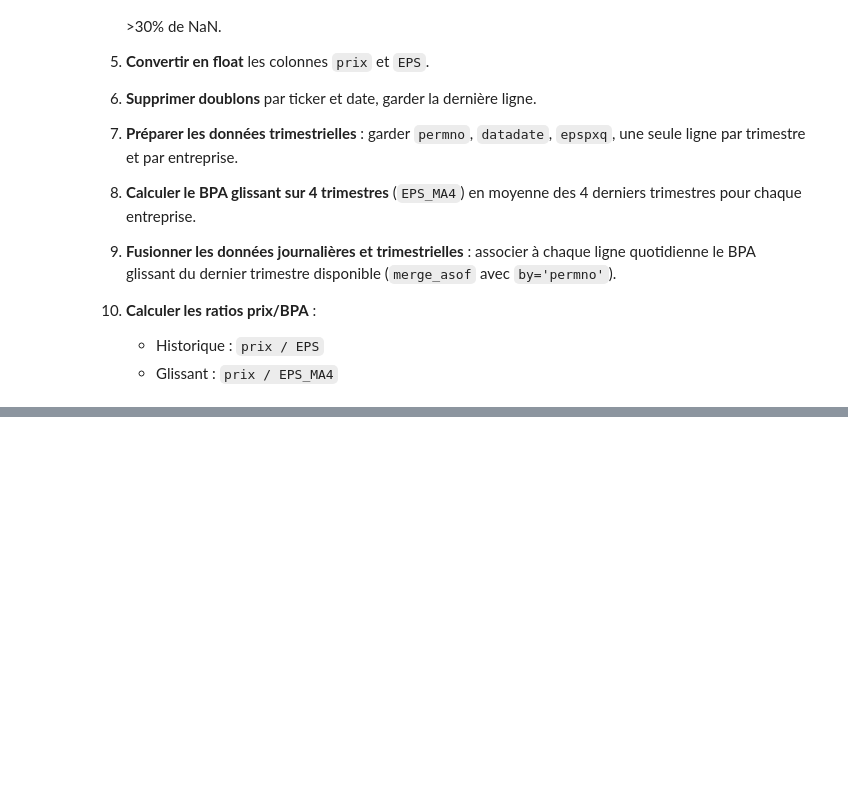
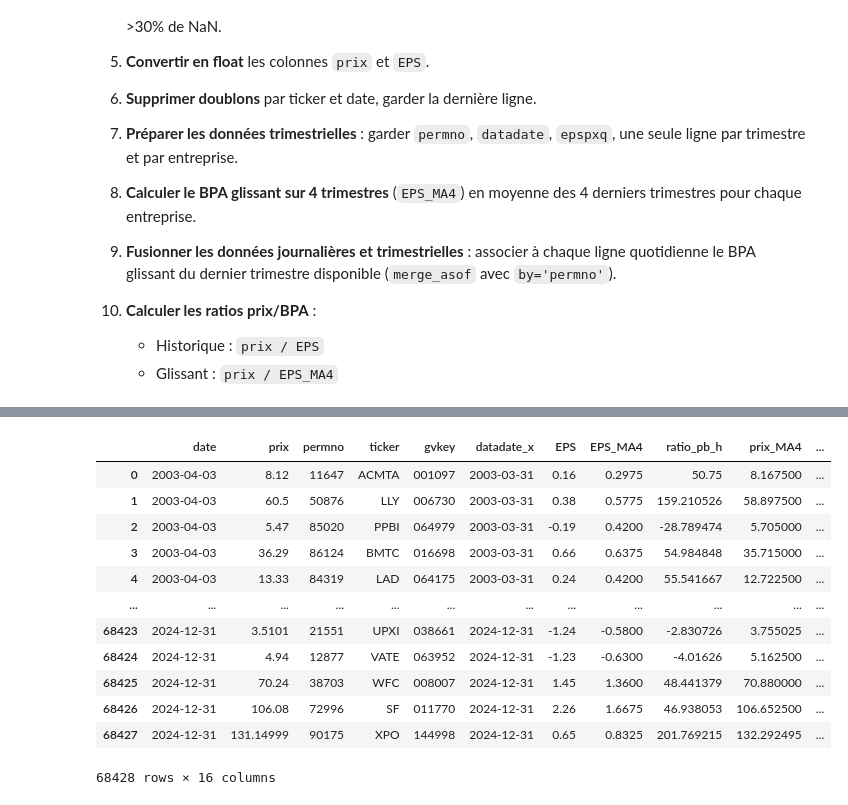
Before and after one commit to GabrielGen02/MATH_60231_Devoir, a Jupyter notebook: Devoir_2_Code_Gab.ipynb, the cells around one changed output, grey strips where cells are left out. Saved outputs shown, nothing was run; the diff lists cells and outputs as text; code cells hidden in the pictures; blank space fills up the shorter version.

```diff
--- a/Devoir_2_Code_Gab.ipynb
+++ b/Devoir_2_Code_Gab.ipynb
@@ -410,0 +641,56 @@ test
+# %%
+# création de nouvelles varibales indicatrices
+
+# 1) taux de croissance loga du eps trimestriel
+
+# tri par ticker et date
+df_quarter = df_quarter.sort_values(["ticker", "datadate"])
+
+# calcul du taux de croissance log
+df_quarter["log_croissance_eps"] = df_quarter.groupby("ticker")["epspxq"].transform(
+    lambda x: np.log(x / x.shift(1))
+)
+
+# nettoyage des valeurs infinies et NaN
+df_quarter["log_croissance_eps"] = df_quarter["log_croissance_eps"].replace([np.inf, -np.inf], np.nan)
+df_quarter["log_croissance_eps"] = df_quarter["log_croissance_eps"].dropna()
+
+# merge
+
+# trier avant merge_asof
+df = df.sort_values(["date"])
+df_quarter = df_quarter.sort_values(["datadate"])
+
+df = pd.merge_asof(
+    df,
+    df_quarter[['permno', 'datadate', 'log_croissance_eps']],
+    left_on='date',
+    right_on='datadate',
+    by='permno',
+    direction='backward'
+)
+
+# 2) carré du taux de croissance loga du eps trimestriel
+df["log_croissance_eps_2"] = df["log_croissance_eps"] ** 2
+
+# 3) moyenne des prix des 200 dernier jours
+df['prix_MA_200'] = df['prix'].rolling(window=200).mean()
+
+# nettoyage du df
+df_3 = df
+# %%
+df
+# %% [output]
+|  | date | prix | permno | ticker | gvkey | datadate_x | EPS | EPS_MA4 | ratio_pb_h | prix_MA4 | ... |
+| 0 | 2003-04-03 | 8.12 | 11647 | ACMTA | 001097 | 2003-03-31 | 0.16 | 0.2975 | 50.75 | 8.167500 | ... |
+| 1 | 2003-04-03 | 60.5 | 50876 | LLY | 006730 | 2003-03-31 | 0.38 | 0.5775 | 159.210526 | 58.897500 | ... |
+| 2 | 2003-04-03 | 5.47 | 85020 | PPBI | 064979 | 2003-03-31 | -0.19 | 0.4200 | -28.789474 | 5.705000 | ... |
+| 3 | 2003-04-03 | 36.29 | 86124 | BMTC | 016698 | 2003-03-31 | 0.66 | 0.6375 | 54.984848 | 35.715000 | ... |
+| 4 | 2003-04-03 | 13.33 | 84319 | LAD | 064175 | 2003-03-31 | 0.24 | 0.4200 | 55.541667 | 12.722500 | ... |
+| ... | ... | ... | ... | ... | ... | ... | ... | ... | ... | ... | ... |
+| 68423 | 2024-12-31 | 3.5101 | 21551 | UPXI | 038661 | 2024-12-31 | -1.24 | -0.5800 | -2.830726 | 3.755025 | ... |
+| 68424 | 2024-12-31 | 4.94 | 12877 | VATE | 063952 | 2024-12-31 | -1.23 | -0.6300 | -4.01626 | 5.162500 | ... |
+| 68425 | 2024-12-31 | 70.24 | 38703 | WFC | 008007 | 2024-12-31 | 1.45 | 1.3600 | 48.441379 | 70.880000 | ... |
+| 68426 | 2024-12-31 | 106.08 | 72996 | SF | 011770 | 2024-12-31 | 2.26 | 1.6675 | 46.938053 | 106.652500 | ... |
+| 68427 | 2024-12-31 | 131.14999 | 90175 | XPO | 144998 | 2024-12-31 | 0.65 | 0.8325 | 201.769215 | 132.292495 | ... |
+68428 rows × 16 columns
```
Also changed, not shown: parts of 6 cells of this notebook.
